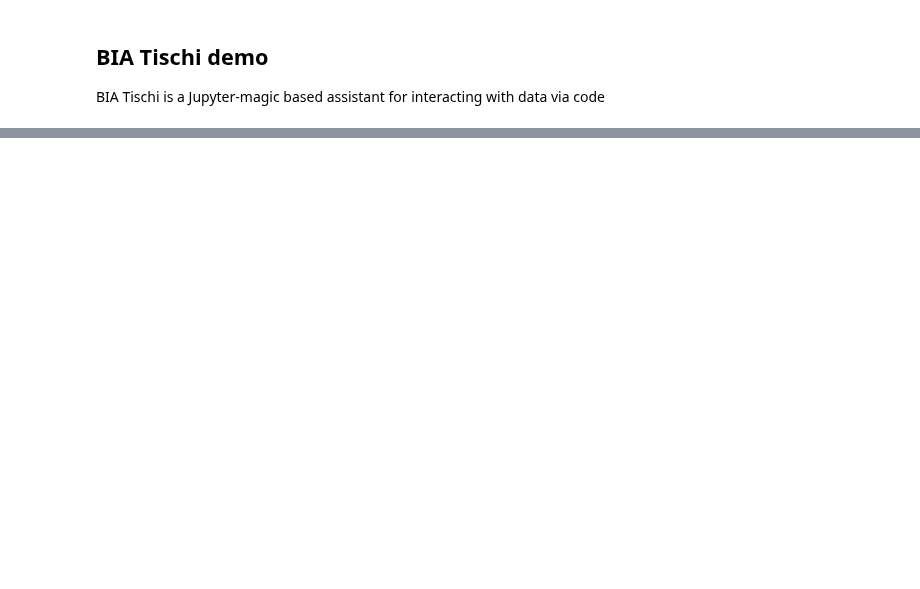
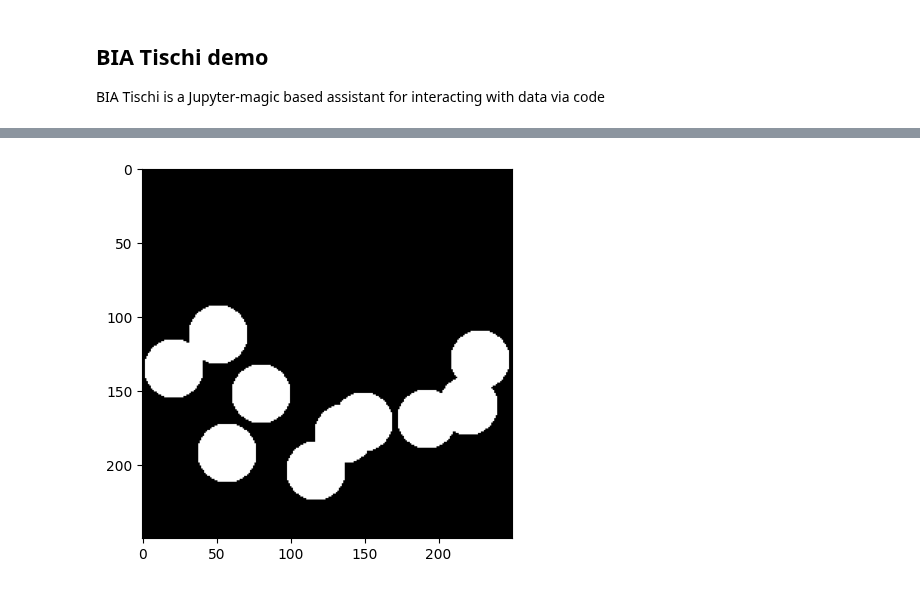
Before and after one commit to haesleinhuepf/bia-bob, a Jupyter notebook: demo/basic_demo.ipynb, the cells around one changed output, grey strips where cells are left out. Drawn from its saved outputs; the diff is of its cells as text; code cells hidden in the pictures; blank space fills up the shorter version.

```diff
--- a/demo/basic_demo.ipynb
+++ b/demo/basic_demo.ipynb
@@ -50,0 +87,25 @@ It works using the `%tischi` and `%%tischi` magic commands. Just enter tasks and
+# %%
+import numpy as np
+import matplotlib.pyplot as plt
+import random
+from skimage.draw import disk
+
+#Initial image of zeros of size 250x250
+image = np.zeros((250, 250))
+
+#To generate 10 nuclei, we'll loop 10 times
+for _ in range(10):
+
+    #generating random center for the nuclei
+    x_center, y_center = np.random.randint(0, 230, 2)
+
+    # Generate the coordinates for where this nucleus will go.
+    rr, cc = disk((x_center, y_center), radius=20)
+
+    # Add it to the image
+    image[rr, cc] = 1
+
+plt.imshow(image, cmap='gray')
+plt.show()
+# %% [output]
+[figure, added]
```
Also changed, not shown: parts of 13 cells of this notebook, 2 other files.
